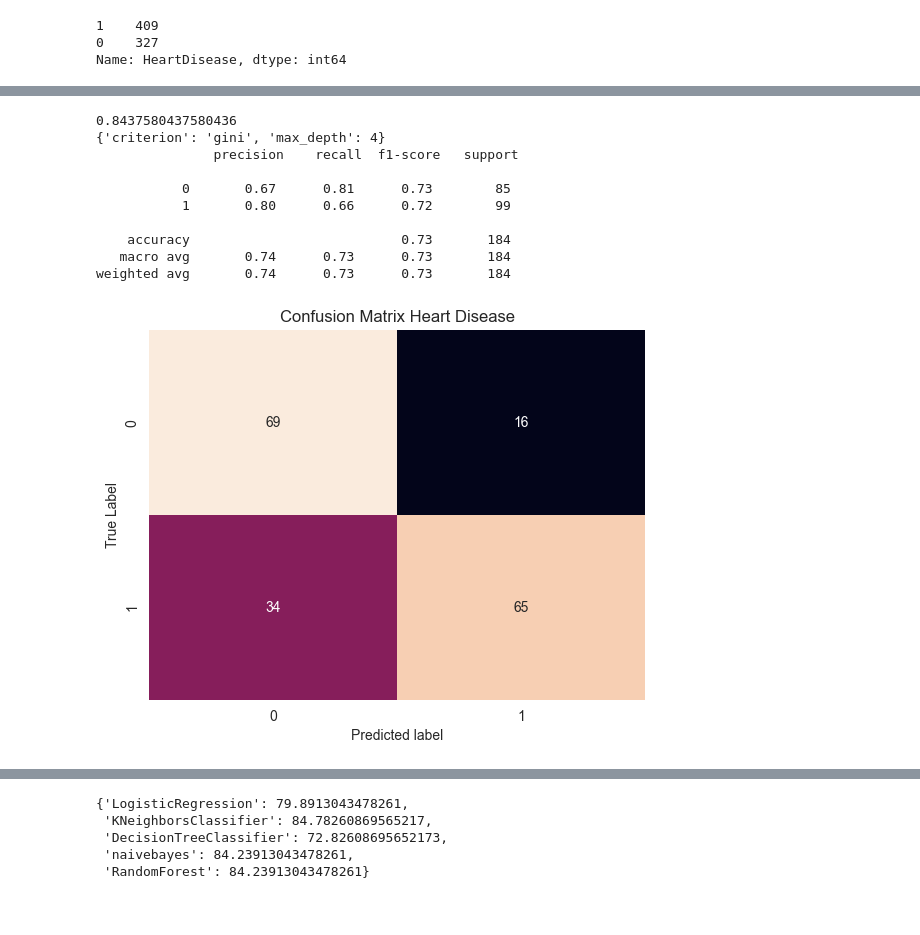
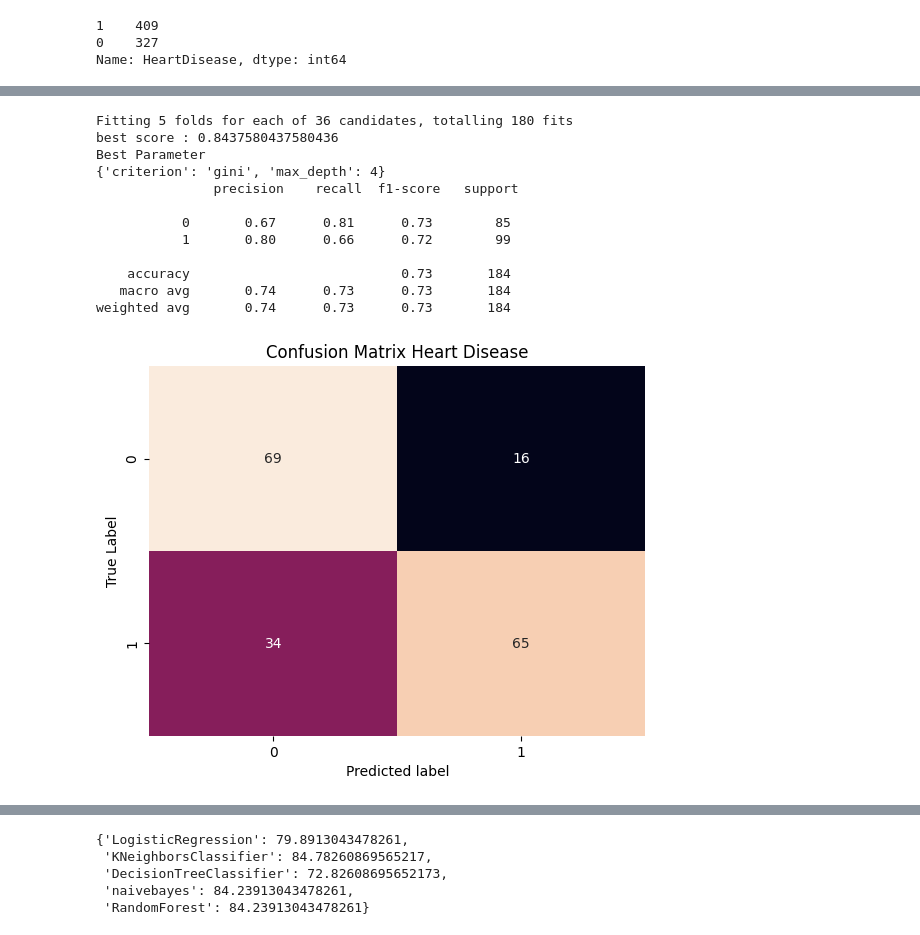
Before and after one commit to ddfadela/heart-disease, a Jupyter notebook: heart disease.ipynb, the cells around one changed output, grey strips where cells are left out. Cells and saved outputs as stored; diff of their text form; code cells hidden in the pictures.

```diff
--- a/heart disease.ipynb
+++ b/heart disease.ipynb
@@ -295,13 +254,18 @@ parameters =[ {'penalty':['none', 'elasticnet', 'l1', 'l2']},
 
 grid1 = GridSearchCV(LogisticRegression(),
                     parameters,
-                    cv=5)
+                    cv=5,verbose=1,
+                    scoring='accuracy')
 
 grid1.fit(X_trainp, y_train)
+
 y_pred1 = grid1.predict(X_testp)
+
+
 acc1=accuracy_score(y_test,y_pred1)
 accuracies['LogisticRegression']=acc1*100
-print(grid1.best_score_)
+print('best score :',grid1.best_score_)
+print('Best Parameter')
 print(grid1.best_params_)
 print("",classification_report(y_test,y_pred1))
 sns.heatmap(confusion_matrix(y_test, y_pred1), annot=True, cbar=False)
@@ -345,7 +311,9 @@ param_grid = {'n_neighbors': np.arange(1, 40),
               'metric': ['euclidean', 'manhattan']}
 grid2= GridSearchCV(KNeighborsClassifier(n_neighbors=38),
                     param_grid,
-                    cv=5
+                    cv=5,
+                    verbose=1,
+                    scoring='accuracy'
                    )
 
 grid2.fit(X_trainp, y_train)
@@ -353,7 +321,8 @@ y_pred2 = grid2.predict(X_testp)
 acc2=accuracy_score(y_test,y_pred2)
 accuracies['KNeighborsClassifier']=acc2*100
 
-print(grid2.best_score_)
+print('best score :',grid2.best_score_)
+print('Best Parameter')
 print(grid2.best_params_)
 
 print("",classification_report(y_test,y_pred2))
@@ -378,37 +349,42 @@ weighted avg       0.85      0.85      0.85       184
 
 np.random.seed(42)
 
 #DecisionTreeClassifier
 params ={'criterion':['gini','entropy'],'max_depth':[4,5,6,7,8,9,10,11,12,15,20,30,40,50,70,90,120,150]}
 grid3= GridSearchCV(DecisionTreeClassifier(random_state=42),
                     params,
-                    cv=5
+                    cv=5,
+                    verbose=1,
+                    scoring='accuracy'
                    )
 
 grid3.fit(X_trainp, y_train)
 y_pred3 = grid3.predict(X_testp)
 acc3=accuracy_score(y_test,y_pred3)
 accuracies['DecisionTreeClassifier']=acc3*100
-print(grid3.best_score_)
+print('best score :',grid3.best_score_)
+print('Best Parameter')
 print(grid3.best_params_)
 print("",classification_report(y_test,y_pred3))
 sns.heatmap(confusion_matrix(y_test, y_pred3), annot=True, cbar=False)
 plt.xlabel("Predicted label")
 plt.ylabel("True Label")
 plt.title("Confusion Matrix Heart Disease")
 plt.show()
 # %% [output]
-0.8437580437580436
+Fitting 5 folds for each of 36 candidates, totalling 180 fits
+best score : 0.8437580437580436
+Best Parameter
 {'criterion': 'gini', 'max_depth': 4}
                precision    recall  f1-score   support
 
            0       0.67      0.81      0.73        85
            1       0.80      0.66      0.72        99
 
     accuracy                           0.73       184
    macro avg       0.74      0.73      0.73       184
 weighted avg       0.74      0.73      0.73       184
-[figure, old version]
+[figure, new version]
 # %%
 #NaiveBayes
 np.random.seed(42)
```
Also changed, not shown: parts of 15 cells of this notebook, 3 other files.
